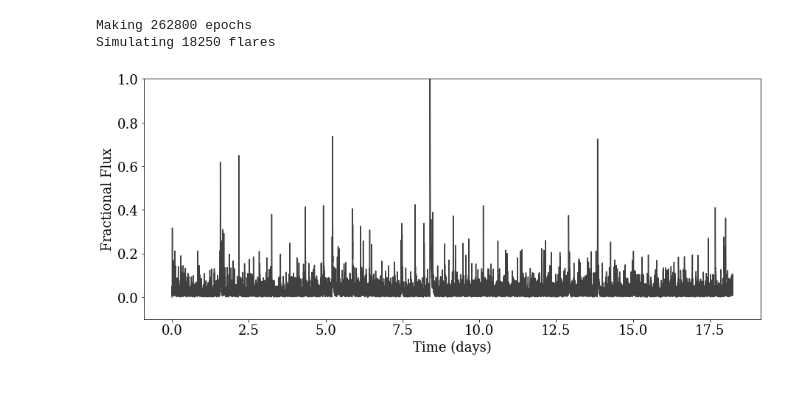
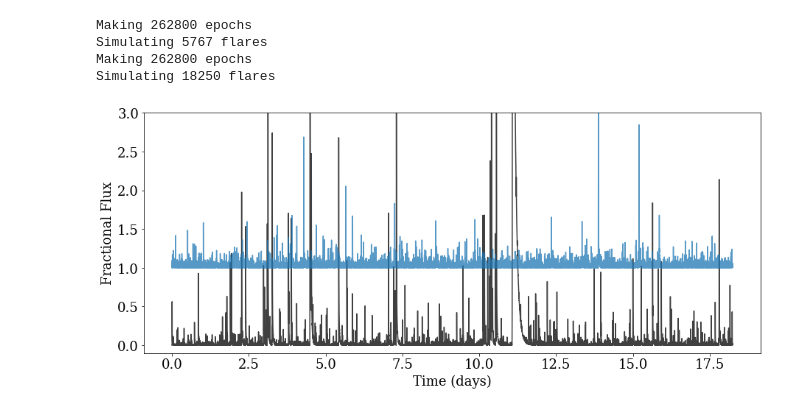
Before and after one commit to ernewton/flareninja, a Jupyter notebook: jradavenport_fwdmodel/fmodel.ipynb, the cells around one changed output. Cells and saved outputs as stored; diff of their text form; code cells hidden in the pictures.

```diff
--- a/jradavenport_fwdmodel/fmodel.ipynb
+++ b/jradavenport_fwdmodel/fmodel.ipynb
@@ -10,11 +10,20 @@ matplotlib.rcParams.update({'font.size':18})
 matplotlib.rcParams.update({'font.family':'serif'})
 # %%
 dur = 0.05 # duration to simulate (in years)
-ffd_beta = -2.0 # ffd slope
-ffd_min = -1
 
-s_time1, s_flux1 = flare_prob.SuperLC(dur=dur, mag=False, ffd_alpha=1, ffd_beta=ffd_beta,
-                                      ffd_min=ffd_min, dt=0.1/24./60.)
+ffd_alpha = 0 # the log flare frequency amplitude (turn this knob to increase/decrease total flare rate)
+ffd_beta = -1.0 # ffd slope
+
+ffd_min = -1 # how far down in the log(Equiv-Dur) FFD to model
+dt = 0.1/24./60. # do 0.1-min cadence
+
+s_time1, s_flux1 = flare_prob.SuperLC(dur=dur, mag=False, ffd_alpha=0.5, ffd_beta=-1,
+                                      ffd_min=-2, dt=dt)
+
+s_time2, s_flux2 = flare_prob.SuperLC(dur=dur, mag=False, ffd_alpha=0, ffd_beta=-2,
+                                      ffd_min=-1.5, dt=dt)
 # %% [output]
+Making 262800 epochs
+Simulating 5767 flares
 Making 262800 epochs
 Simulating 18250 flares
@@ -21,9 +36,11 @@ Simulating 18250 flares
 # %%
 plt.figure(figsize=(15,6))
 plt.plot(s_time1, s_flux1, alpha=0.75, c='black')
-plt.ylim(-0.1,1)
+plt.plot(s_time2, s_flux2 + 1, alpha=0.75)
+
+plt.ylim(-0.1,3)
 plt.xlabel('Time (days)')
 plt.ylabel('Fractional Flux')
 plt.savefig('Fakeflares_try1.png', dpi=150, rasterized=True, bbox_inches='tight', pad_inches=0.5)
 # %% [output]
-[figure, old version]
+[figure, new version]
```
Also changed, not shown: parts of 7 cells of this notebook, 4 other files.
